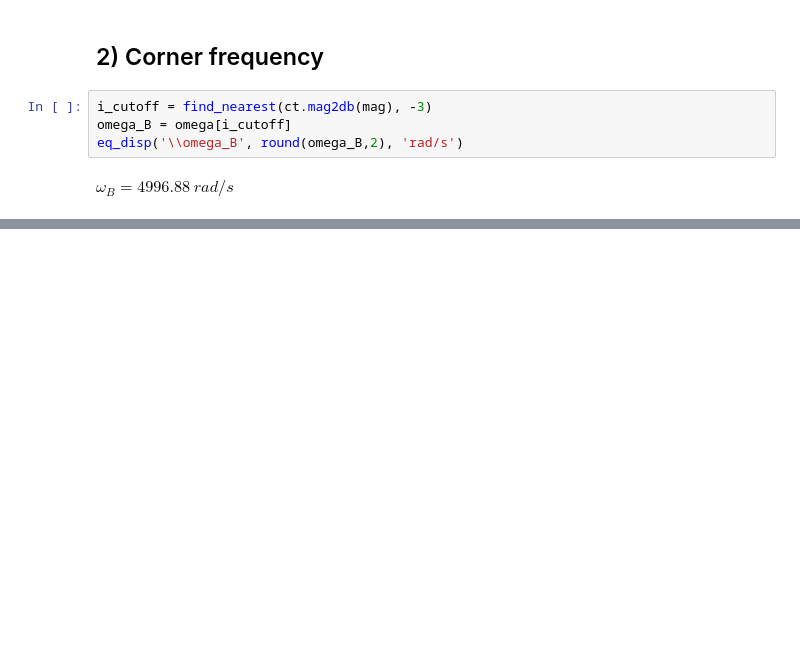
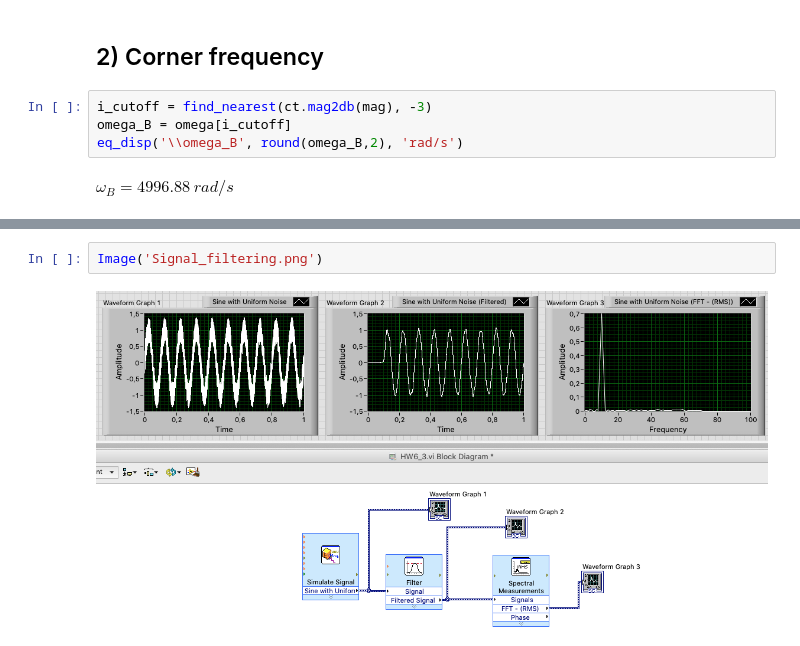
Before and after one commit to robotengineer123/ControlHomework, a Jupyter notebook: SensorHW/HW6/HW6.ipynb, the cells around one changed output, grey strips where cells are left out. Cells and saved outputs as stored; diff of their text form; blank space fills up the shorter version.

```diff
--- a/SensorHW/HW6/HW6.ipynb
+++ b/SensorHW/HW6/HW6.ipynb
@@ -134,0 +149,4 @@ $\omega_B=4996.88 \: rad/s$
+# %%
+Image('Signal_filtering.png')
+# %% [output]
+[figure, added]
```
Also changed, not shown: parts of 17 cells of this notebook, 16 other files.
